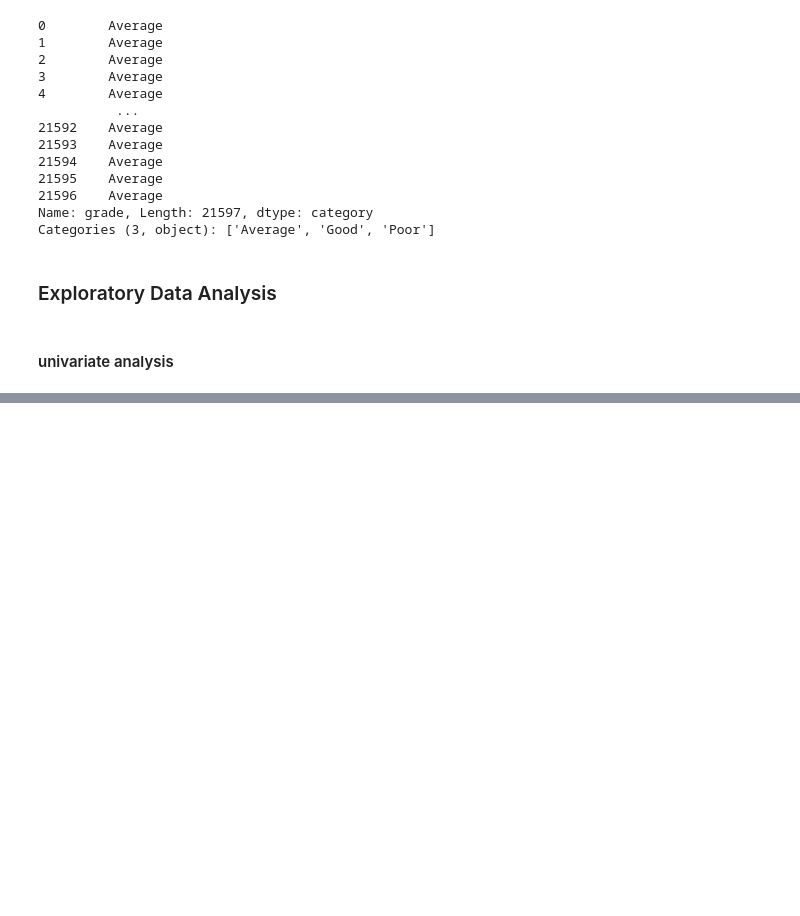
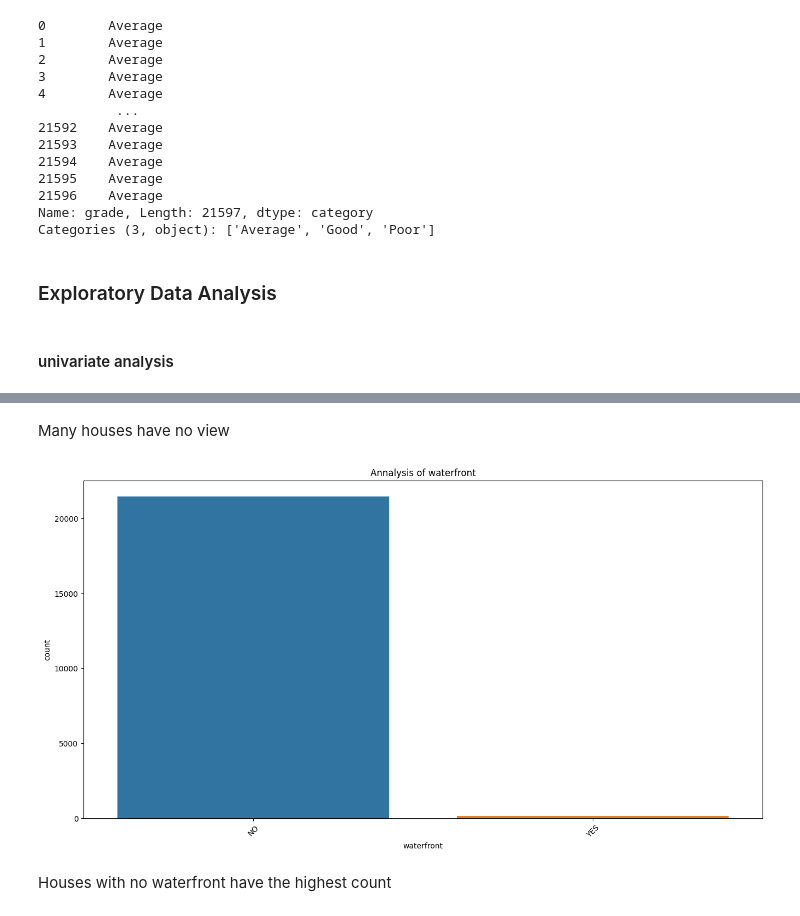
Before and after one commit to GraceAnyango/Housing-Analysis, a Jupyter notebook: KCHOUSING.ipynb, the cells around one changed output, grey strips where cells are left out. Drawn from its saved outputs; the diff is of its cells as text; code cells hidden in the pictures; blank space fills up the shorter version.

```diff
--- a/KCHOUSING.ipynb
+++ b/KCHOUSING.ipynb
@@ -466,0 +479,8 @@ class EdaAnalysis:
+# %% [markdown]
+Many houses have no view
+# %%
+graph.univariate(df, 'waterfront')
+# %% [output]
+[figure, added]
+# %% [markdown]
+Houses with no waterfront have the highest count
```
Also changed, not shown: parts of 15 cells of this notebook.
